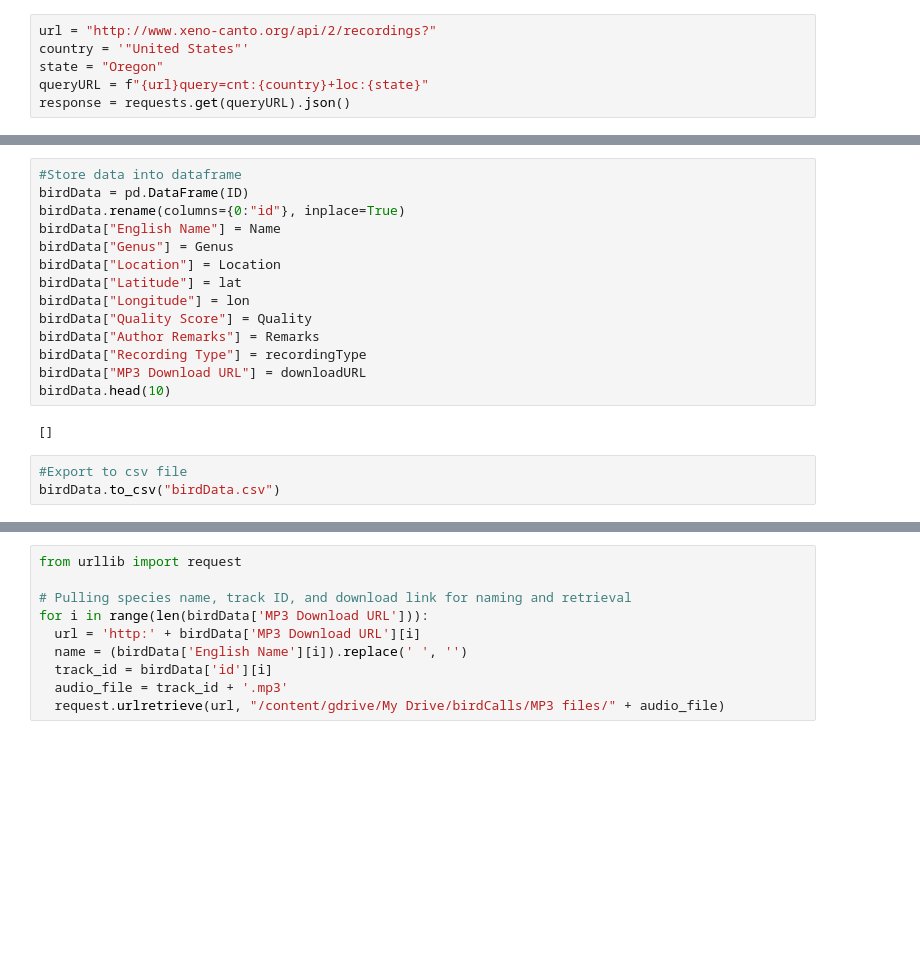
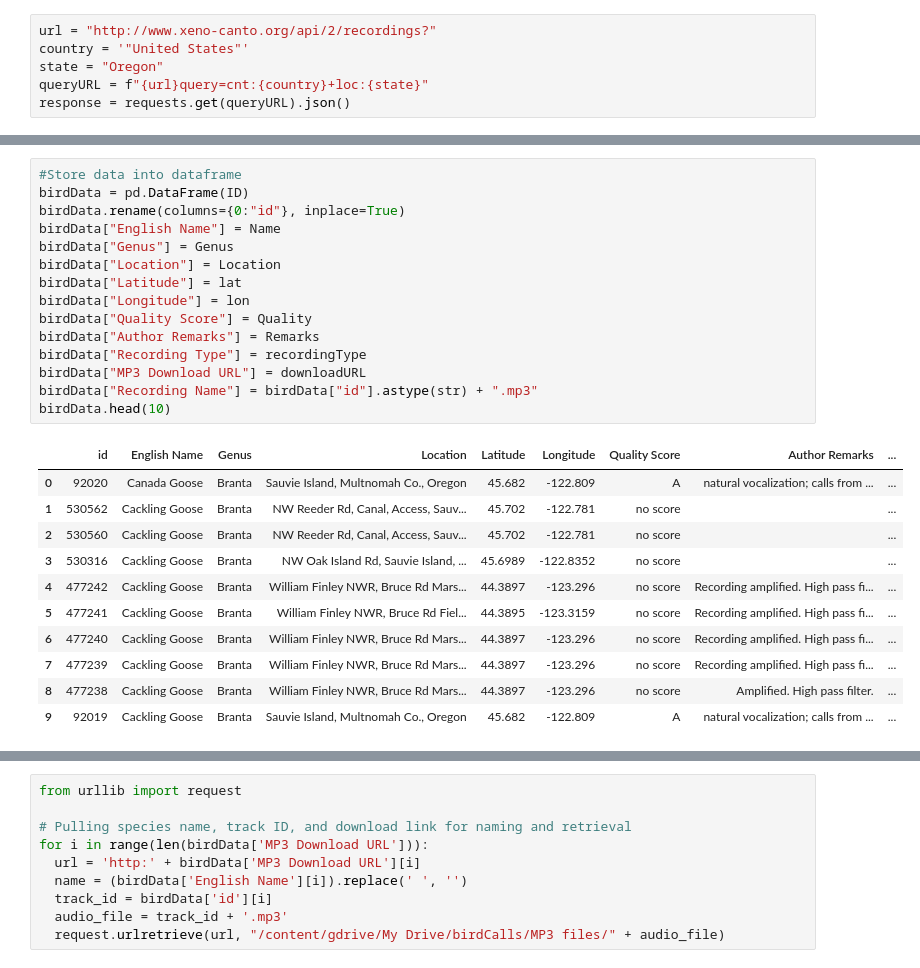
Before and after one commit to irisarn/birdCalls, a Jupyter notebook: API_calls.ipynb, the cells around one changed output, grey strips where cells are left out. Drawn from its saved outputs; the diff is of its cells as text; blank space fills up the shorter version.

```diff
--- a/API_calls.ipynb
+++ b/API_calls.ipynb
@@ -96,22 +61,30 @@ Processing Record 499 of Set 1 | Cassin's Finch
 # %%
 #Store data into dataframe
 birdData = pd.DataFrame(ID)
 birdData.rename(columns={0:"id"}, inplace=True)
 birdData["English Name"] = Name
 birdData["Genus"] = Genus
 birdData["Location"] = Location
 birdData["Latitude"] = lat
 birdData["Longitude"] = lon
 birdData["Quality Score"] = Quality
 birdData["Author Remarks"] = Remarks
 birdData["Recording Type"] = recordingType
 birdData["MP3 Download URL"] = downloadURL
+birdData["Recording Name"] = birdData["id"].astype(str) + ".mp3"
 birdData.head(10)
 # %% [output]
-[]
+|  | id | English Name | Genus | Location | Latitude | Longitude | Quality Score | Author Remarks | ... |
+| 0 | 92020 | Canada Goose | Branta | Sauvie Island, Multnomah Co., Oregon | 45.682 | -122.809 | A | natural vocalization; calls from ... | ... |
+| 1 | 530562 | Cackling Goose | Branta | NW Reeder Rd, Canal, Access, Sauv... | 45.702 | -122.781 | no score |  | ... |
+| 2 | 530560 | Cackling Goose | Branta | NW Reeder Rd, Canal, Access, Sauv... | 45.702 | -122.781 | no score |  | ... |
+| 3 | 530316 | Cackling Goose | Branta | NW Oak Island Rd, Sauvie Island, ... | 45.6989 | -122.8352 | no score |  | ... |
+| 4 | 477242 | Cackling Goose | Branta | William Finley NWR, Bruce Rd Mars... | 44.3897 | -123.296 | no score | Recording amplified. High pass fi... | ... |
+| 5 | 477241 | Cackling Goose | Branta | William Finley NWR, Bruce Rd Fiel... | 44.3895 | -123.3159 | no score | Recording amplified. High pass fi... | ... |
+| 6 | 477240 | Cackling Goose | Branta | William Finley NWR, Bruce Rd Mars... | 44.3897 | -123.296 | no score | Recording amplified. High pass fi... | ... |
+| 7 | 477239 | Cackling Goose | Branta | William Finley NWR, Bruce Rd Mars... | 44.3897 | -123.296 | no score | Recording amplified. High pass fi... | ... |
+| 8 | 477238 | Cackling Goose | Branta | William Finley NWR, Bruce Rd Mars... | 44.3897 | -123.296 | no score | Amplified. High pass filter. | ... |
+| 9 | 92019 | Cackling Goose | Branta | Sauvie Island, Multnomah Co., Oregon | 45.682 | -122.809 | A | natural vocalization; calls from ... | ... |
-# %%
-#Export to csv file
-birdData.to_csv("birdData.csv")
 # %%
 #access google drive folder to save data
 from google.colab import drive
```
Also changed, not shown: parts of 17 cells of this notebook, 6 other files.
